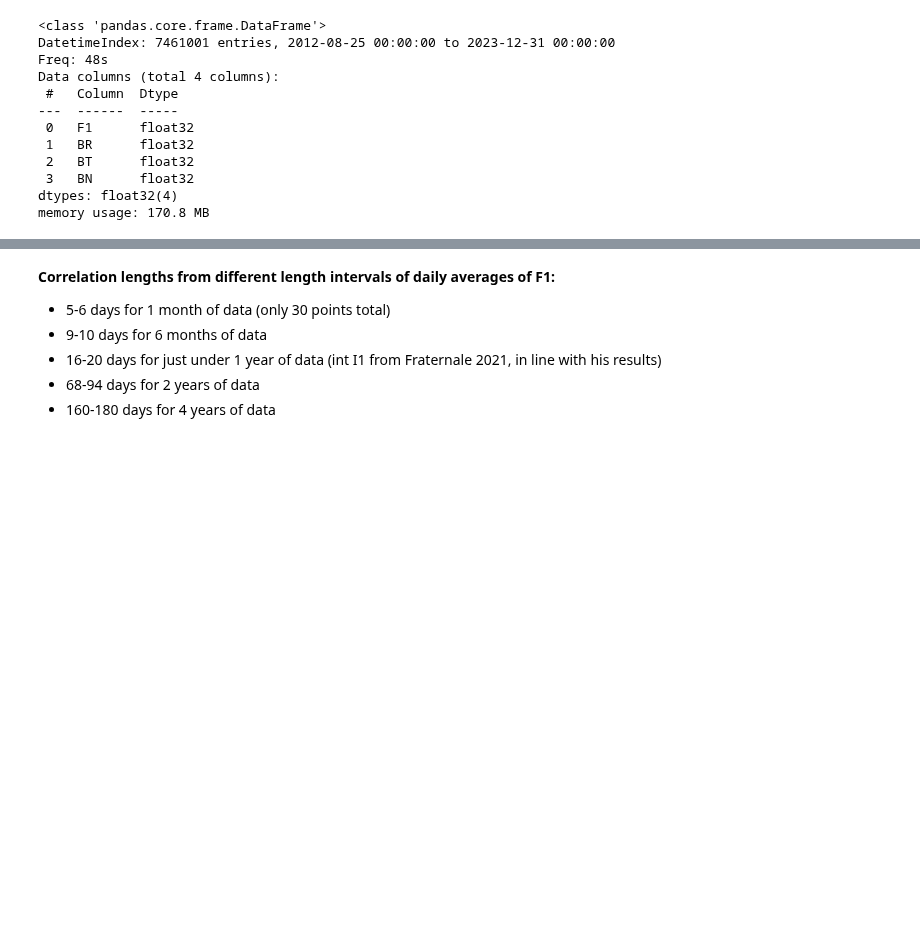
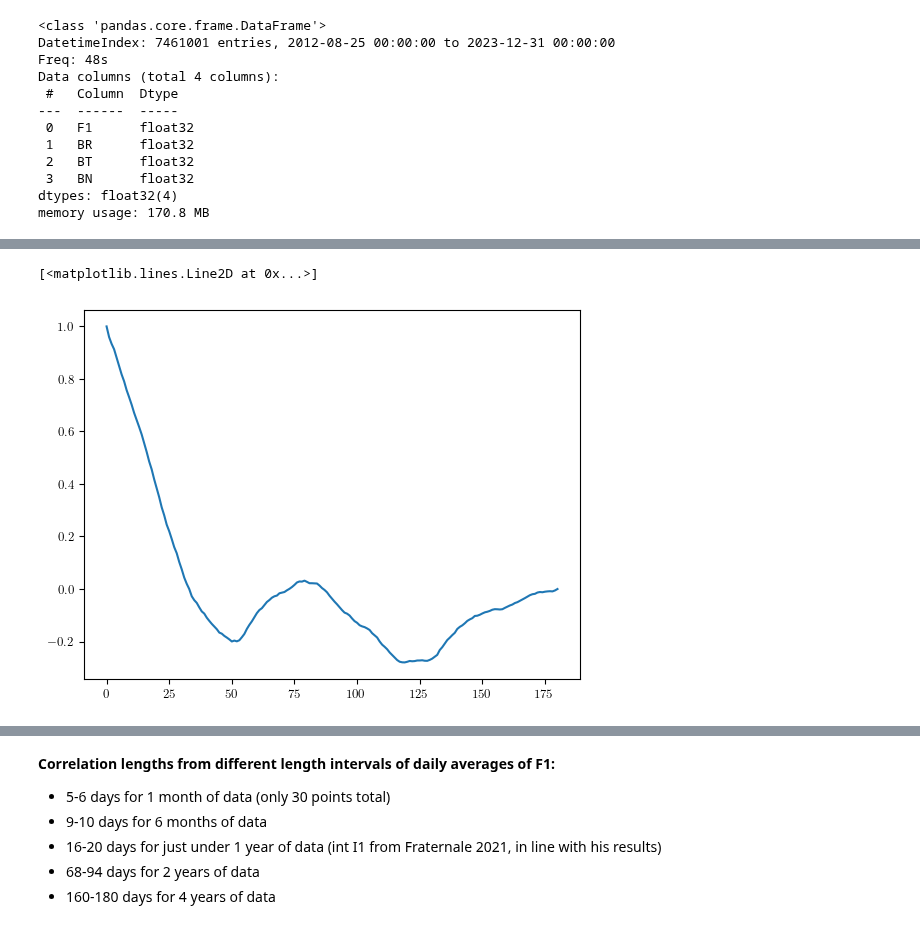
Before and after one commit to daniel-wrench/sf_gap_analysis, a Jupyter notebook: notebooks/voyager_corr_scale.ipynb, the cells around one changed output, grey strips where cells are left out. Drawn from its saved outputs; the diff is of its cells as text; code cells hidden in the pictures; blank space fills up the shorter version.

```diff
--- a/notebooks/voyager_corr_scale.ipynb
+++ b/notebooks/voyager_corr_scale.ipynb
@@ -118,0 +131,7 @@ fig
+# %%
+# Using minutes as the output unit
+time_lags, acf = compute_nd_acf([data_res.F1], time_unit=TimeUnit.DAYS)
+plt.plot(time_lags, acf)
+# %% [output]
+[<matplotlib.lines.Line2D at 0x...>]
+[figure, added]
```
Also changed, not shown: parts of 17 cells of this notebook, 1 other file.
